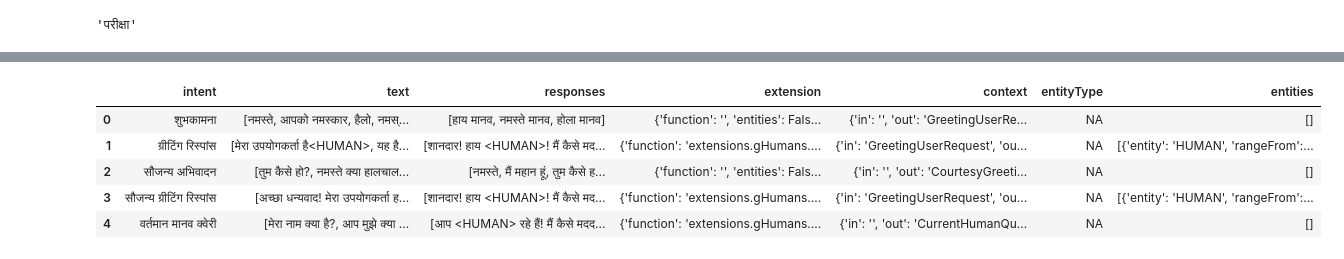
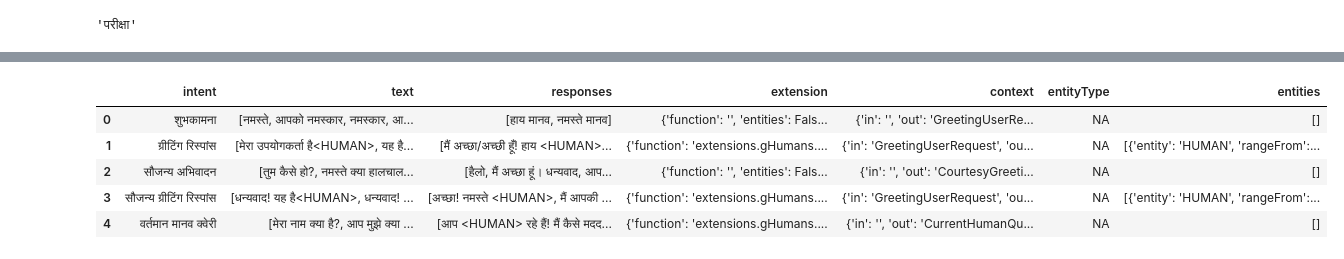
Before and after one commit to k4u5h1k/Hindi-Chatbot, a Jupyter notebook: v3_intent_hindi/Intent.ipynb, the cells around one changed output, grey strips where cells are left out. Cells and saved outputs as stored; diff of their text form; code cells hidden in the pictures.

```diff
--- a/v3_intent_hindi/Intent.ipynb
+++ b/v3_intent_hindi/Intent.ipynb
@@ -140,13 +137,13 @@ df.to_json(f'hindi_intent.json')
 # %%
 # READ HINDI DATASET
-hdf = pd.read_json('hindi_intent.json')
+hdf = pd.read_json('slimmed.json')
 hdf.head()
 # %% [output]
 |  | intent | text | responses | extension | context | entityType | entities |
-| 0 | शुभकामना | [नमस्ते, आपको नमस्कार, हैलो, नमस्... | [हाय मानव, नमस्ते मानव, होला मानव] | {'function': '', 'entities': Fals... | {'in': '', 'out': 'GreetingUserRe... | NA | [] |
-| 1 | ग्रीटिंग रिस्पांस | [मेरा उपयोगकर्ता है<HUMAN>, यह है... | [शानदार! हाय <HUMAN>! मैं कैसे मद... | {'function': 'extensions.gHumans.... | {'in': 'GreetingUserRequest', 'ou... | NA | [{'entity': 'HUMAN', 'rangeFrom':... |
-| 2 | सौजन्य अभिवादन | [तुम कैसे हो?, नमस्ते क्या हालचाल... | [नमस्ते, मैं महान हूं, तुम कैसे ह... | {'function': '', 'entities': Fals... | {'in': '', 'out': 'CourtesyGreeti... | NA | [] |
-| 3 | सौजन्य ग्रीटिंग रिस्पांस | [अच्छा धन्यवाद! मेरा उपयोगकर्ता ह... | [शानदार! हाय <HUMAN>! मैं कैसे मद... | {'function': 'extensions.gHumans.... | {'in': 'GreetingUserRequest', 'ou... | NA | [{'entity': 'HUMAN', 'rangeFrom':... |
+| 0 | शुभकामना | [नमस्ते, आपको नमस्कार, नमस्कार, आ... | [हाय मानव, नमस्ते मानव] | {'function': '', 'entities': Fals... | {'in': '', 'out': 'GreetingUserRe... | NA | [] |
+| 1 | ग्रीटिंग रिस्पांस | [मेरा उपयोगकर्ता है<HUMAN>, यह है... | [मैं अच्छा/अच्छी हूँ! हाय <HUMAN>... | {'function': 'extensions.gHumans.... | {'in': 'GreetingUserRequest', 'ou... | NA | [{'entity': 'HUMAN', 'rangeFrom':... |
+| 2 | सौजन्य अभिवादन | [तुम कैसे हो?, नमस्ते क्या हालचाल... | [हैलो, मैं अच्छा हूं। धन्यवाद, आप... | {'function': '', 'entities': Fals... | {'in': '', 'out': 'CourtesyGreeti... | NA | [] |
+| 3 | सौजन्य ग्रीटिंग रिस्पांस | [धन्यवाद! यह है<HUMAN>, धन्यवाद! ... | [अच्छा! नमस्ते <HUMAN>, मैं आपकी ... | {'function': 'extensions.gHumans.... | {'in': 'GreetingUserRequest', 'ou... | NA | [{'entity': 'HUMAN', 'rangeFrom':... |
 | 4 | वर्तमान मानव क्वेरी | [मेरा नाम क्या है?, आप मुझे क्या ... | [आप <HUMAN> रहे हैं! मैं कैसे मदद... | {'function': 'extensions.gHumans.... | {'in': '', 'out': 'CurrentHumanQu... | NA | [] |
 # %%
 # SEPARATE CLUBBED TEXT ROWS
```
Also changed, not shown: parts of 17 cells of this notebook, 13 other files.
